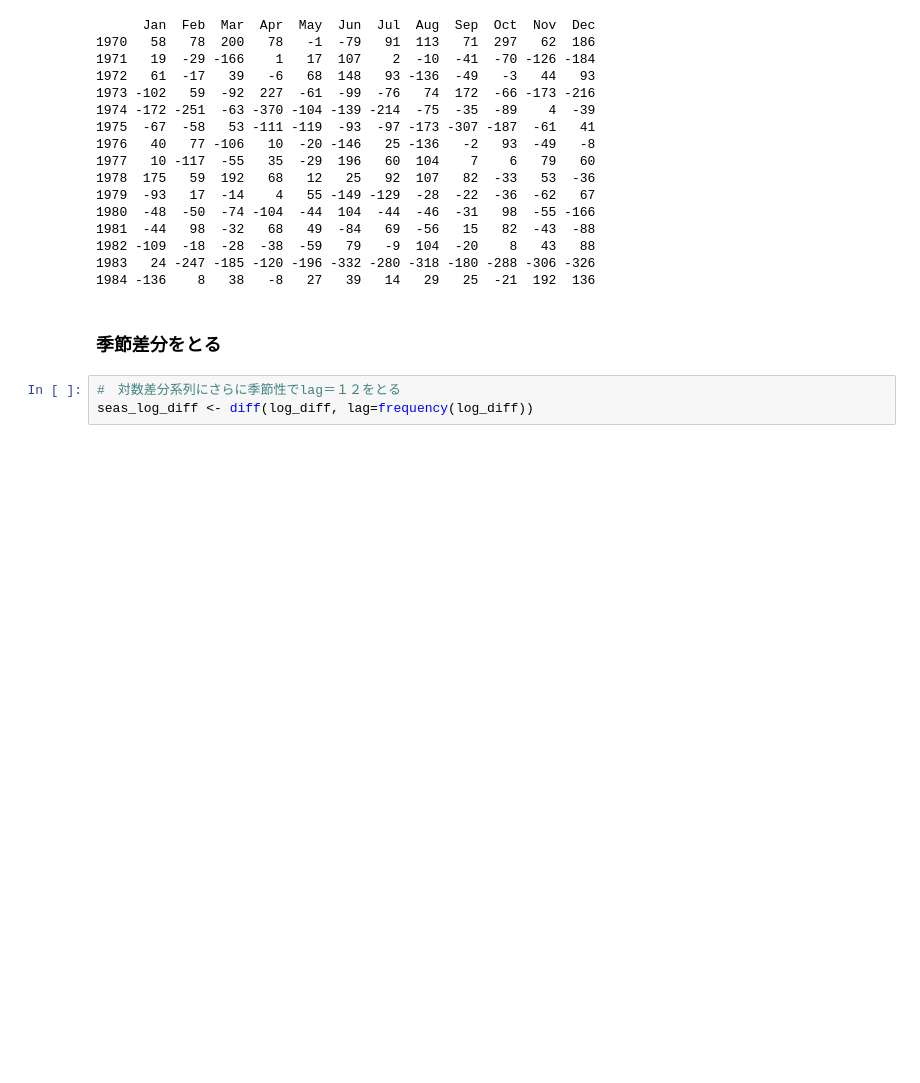
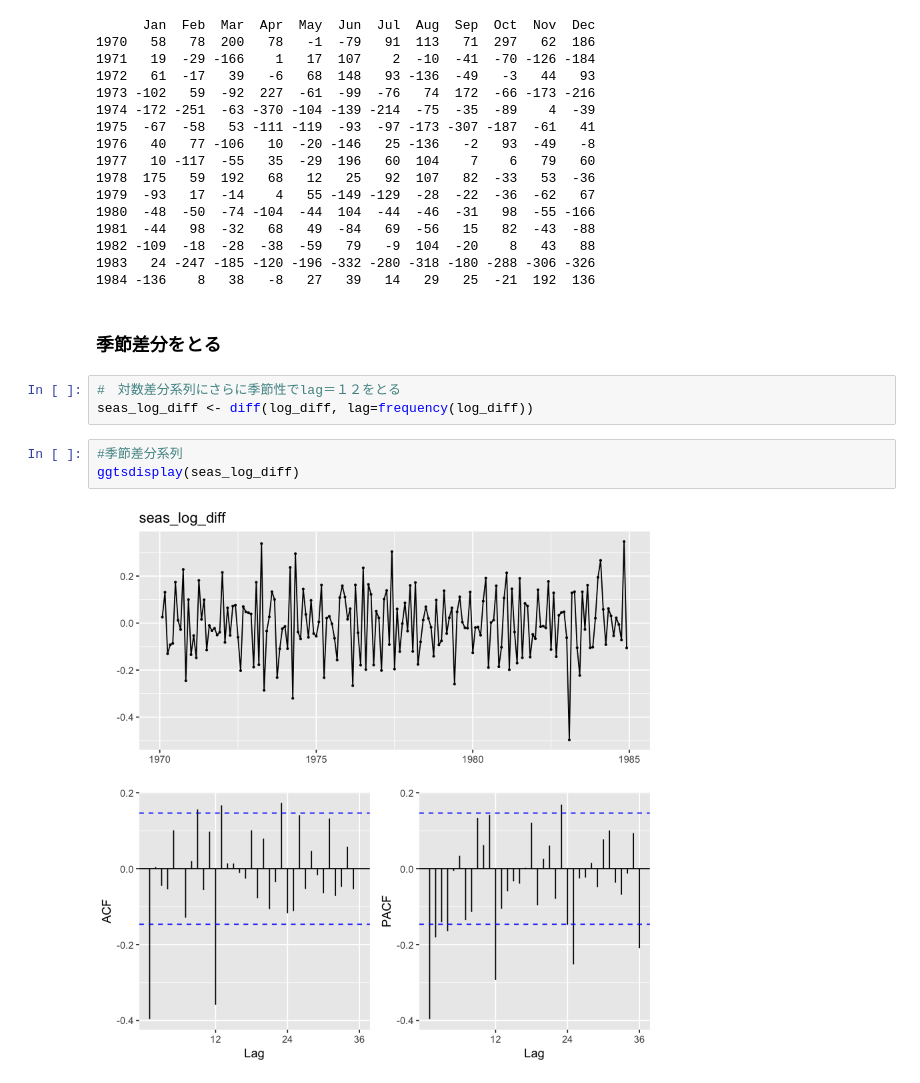
Before and after one commit to Yoshiyoshida/Time_Series_Data_Analysis, a Jupyter notebook: Traffic_Accident/vR_Ingrand_Traffic_Accident(季節成分、外生成分).ipynb, the cells around one changed output. Saved outputs shown, nothing was run; the diff lists cells and outputs as text; blank space fills up the shorter version.

```diff
--- a/Traffic_Accident/vR_Ingrand_Traffic_Accident(季節成分、外生成分).ipynb
+++ b/Traffic_Accident/vR_Ingrand_Traffic_Accident(季節成分、外生成分).ipynb
@@ -192,3 +192,8 @@ diff(front, lag=frequency(front))
 # %%
 #　対数差分系列にさらに季節性でlag＝１２をとる
 seas_log_diff <- diff(log_diff, lag=frequency(log_diff))
+# %%
+#季節差分系列
+ggtsdisplay(seas_log_diff)
+# %% [output]
+[figure, added]
```
Also changed, not shown: parts of 4 cells of this notebook.
